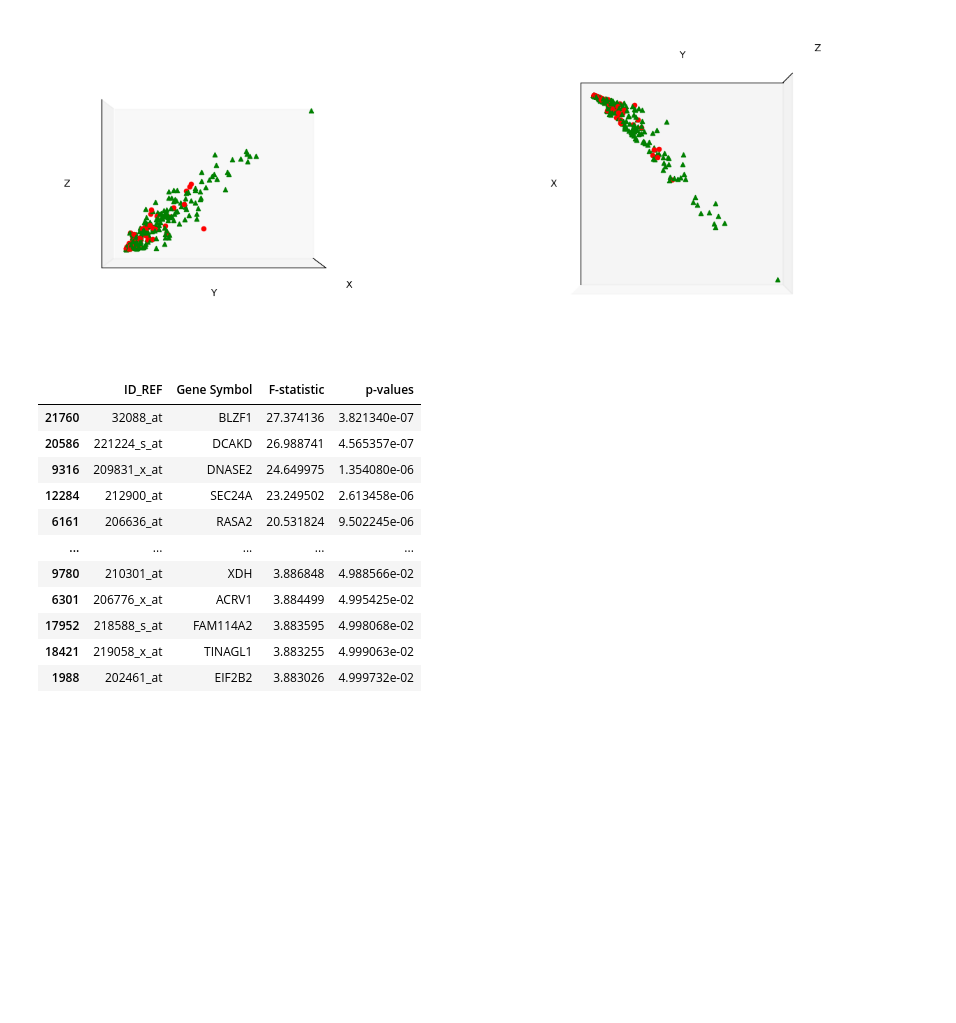
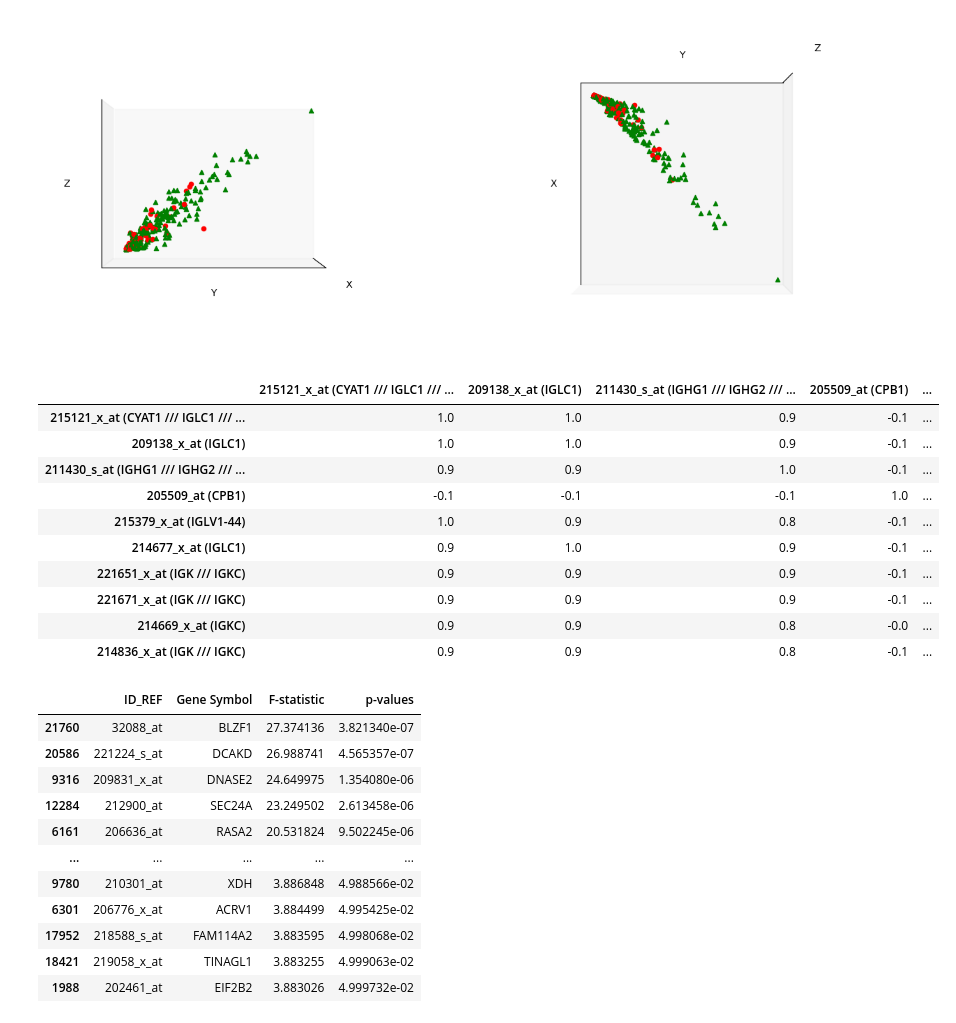
Before and after one commit to jasonrichdarmawan/npu-introduction-of-bioinformatics-data-visualization-logistic-regression, a Jupyter notebook: 01.ipynb, the cells around one changed output. Cells and saved outputs as stored; diff of their text form; code cells hidden in the pictures; blank space fills up the shorter version.

```diff
--- a/01.ipynb
+++ b/01.ipynb
@@ -425,6 +421,29 @@ plt.tight_layout()
 plt.show()
 # %% [output]
 [figure]
+# %%
+# Check feature correlation
+df_chi2_features = df_chi2[df_chi2["p-values"] < 0.05].sort_values(ascending=False, by="chi2 stats")["ID_REF"].iloc[0:10].tolist()
+df_chi2_corr = df_gse2034_data_transposed_target[df_chi2_features].corr(method="pearson")
+
+df_chi2_dict = df_chi2.set_index("ID_REF")["Gene Symbol"].to_dict()
+
+df_chi2_corr.columns = [f"{id_ref} ({df_chi2_dict[id_ref]})" for id_ref in df_chi2_corr.columns]
+df_chi2_corr.index = [f"{id_ref} ({df_chi2_dict[id_ref]})" for id_ref in df_chi2_corr.index]
+
+df_chi2_corr.style.background_gradient(cmap="coolwarm").format(precision=1)
+# %% [output]
+|  | 215121_x_at (CYAT1 /// IGLC1 /// ... | 209138_x_at (IGLC1) | 211430_s_at (IGHG1 /// IGHG2 /// ... | 205509_at (CPB1) | ... |
+| 215121_x_at (CYAT1 /// IGLC1 /// ... | 1.0 | 1.0 | 0.9 | -0.1 | ... |
+| 209138_x_at (IGLC1) | 1.0 | 1.0 | 0.9 | -0.1 | ... |
+| 211430_s_at (IGHG1 /// IGHG2 /// ... | 0.9 | 0.9 | 1.0 | -0.1 | ... |
+| 205509_at (CPB1) | -0.1 | -0.1 | -0.1 | 1.0 | ... |
+| 215379_x_at (IGLV1-44) | 1.0 | 0.9 | 0.8 | -0.1 | ... |
+| 214677_x_at (IGLC1) | 0.9 | 1.0 | 0.9 | -0.1 | ... |
+| 221651_x_at (IGK /// IGKC) | 0.9 | 0.9 | 0.9 | -0.1 | ... |
+| 221671_x_at (IGK /// IGKC) | 0.9 | 0.9 | 0.9 | -0.1 | ... |
+| 214669_x_at (IGKC) | 0.9 | 0.9 | 0.8 | -0.0 | ... |
+| 214836_x_at (IGK /// IGKC) | 0.9 | 0.9 | 0.8 | -0.1 | ... |
 # %%
 # Feature Selection using the ANOVA F-value, p-value lower than 0.05
 f_statistic, p_values = f_classif(X_train, y_train)
```
Also changed, not shown: parts of 7 cells of this notebook.
